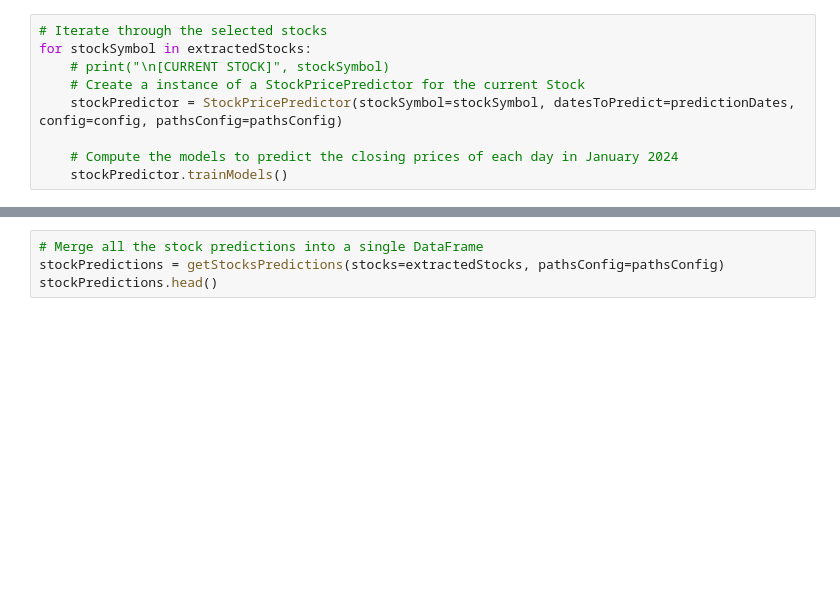
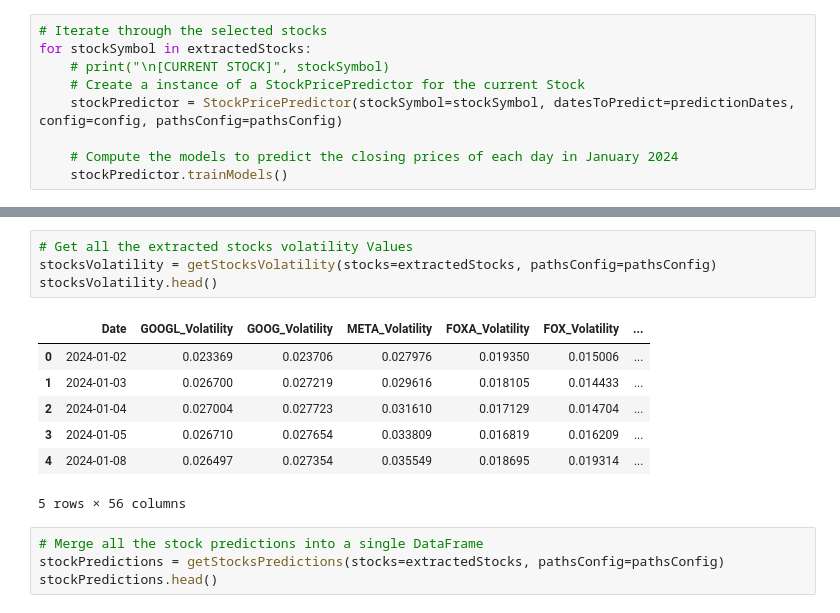
Before and after one commit to EstevesX10/SP500-Stock-Forecasting-and-Optimization, a Jupyter notebook: SP500 Stock Forecasting and Optimization/SP500 Stock Price Forecasting and Optimization.ipynb, the cells around one changed output, grey strips where cells are left out. Drawn from its saved outputs; the diff is of its cells as text; blank space fills up the shorter version.

```diff
--- a/SP500 Stock Forecasting and Optimization/SP500 Stock Price Forecasting and Optimization.ipynb
+++ b/SP500 Stock Forecasting and Optimization/SP500 Stock Price Forecasting and Optimization.ipynb
@@ -375,3 +399,15 @@ for stockSymbol in extractedStocks:
+# %%
+# Get all the extracted stocks volatility Values
+stocksVolatility = getStocksVolatility(stocks=extractedStocks, pathsConfig=pathsConfig)
+stocksVolatility.head()
+# %% [output]
+|  | Date | GOOGL_Volatility | GOOG_Volatility | META_Volatility | FOXA_Volatility | FOX_Volatility | ... |
+| 0 | 2024-01-02 | 0.023369 | 0.023706 | 0.027976 | 0.019350 | 0.015006 | ... |
+| 1 | 2024-01-03 | 0.026700 | 0.027219 | 0.029616 | 0.018105 | 0.014433 | ... |
+| 2 | 2024-01-04 | 0.027004 | 0.027723 | 0.031610 | 0.017129 | 0.014704 | ... |
+| 3 | 2024-01-05 | 0.026710 | 0.027654 | 0.033809 | 0.016819 | 0.016209 | ... |
+| 4 | 2024-01-08 | 0.026497 | 0.027354 | 0.035549 | 0.018695 | 0.019314 | ... |
+5 rows × 56 columns
 # %%
 # Merge all the stock predictions into a single DataFrame
 stockPredictions = getStocksPredictions(stocks=extractedStocks, pathsConfig=pathsConfig)
```
Also changed, not shown: parts of 5 cells of this notebook.
